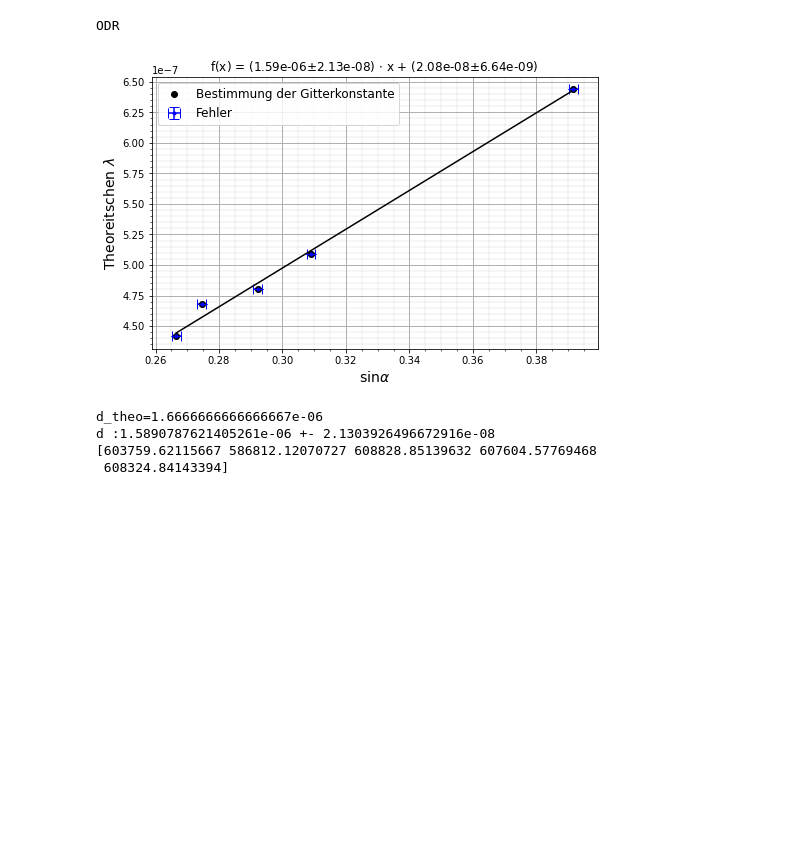
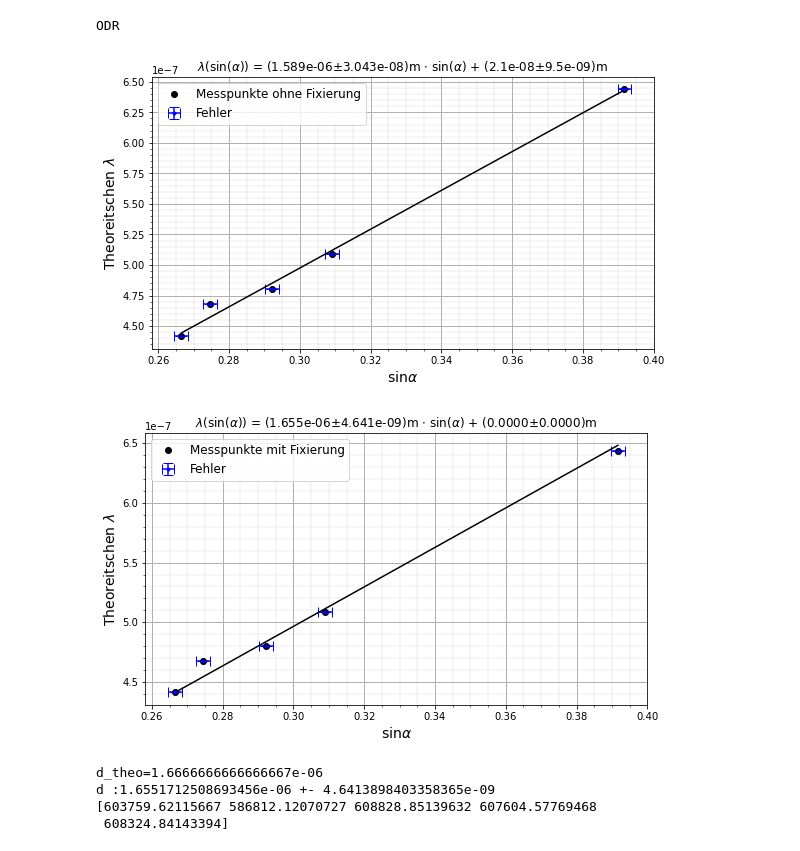
Before and after one commit to Alex-Adam25/python, a Jupyter notebook: Experiment_AS1/plot.ipynb, the cells around one changed output. Cells and saved outputs as stored; diff of their text form; code cells hidden in the pictures; blank space fills up the shorter version.

```diff
--- a/Experiment_AS1/plot.ipynb
+++ b/Experiment_AS1/plot.ipynb
@@ -18,9 +18,6 @@ matplotlib.rc('figure', titlesize=BIGGER_SIZE)  # fontsize of the figure title
 
 
 
-
-
-
 %run ../odr_v2.ipynb
 %run ../arr2table_v3.2.ipynb
 #Theo:
@@ -28,42 +25,50 @@ matplotlib.rc('figure', titlesize=BIGGER_SIZE)  # fontsize of the figure title
 cdt=np.array([441.463,467.8136,479.9914,508.5824,643.84696])*1e-9
 
 #error für grad und min
-m_err=2+5
+m_err=10
 
 #linke ordung
 cdlg=np.array([25,26,26,27,32])
 cdlm=np.array([0,0,3,3,10])
 cdl=cdlg+cdlm/60
 
 #rechte ordung
 cdrg=np.array([354,354,352,351,346])
 cdrm=np.array([5,8,4,3,3])
 cdr=cdrg+cdrm/60
 #Justage:
 cdr=(360-cdr)
 
 cdl_err=cdr_err=m_err/60
 cd=(cdl+cdr)/2
 cd_err=(cdl_err)*np.sqrt(1/2)
 #print(cd_err==np.sqrt((cdl_err/2)**2+(cdr_err/2)**2))
 
 x=np.sin(np.deg2rad(cd))
 x_err=np.cos(np.deg2rad(cd))*np.deg2rad(cd_err)
 print("ODR")
-out=zeichnen(x=x,y=cdt,scientific=[2,2],x_err=x_err,y_err=1e-30,odr=True,beta0=[1e6,0],
-             fx_title="f(x)",x_title="x", m_unit="",b_unit="",label="Bestimmung der Gitterkonstante",xlabel=r"$\sin \alpha $",  ylabel="Theoreitschen $\lambda$")
+out=zeichnen(x=x,y=cdt,scientific=[3,1],x_err=x_err,y_err=1e-30,odr=True,fix=[1,1],beta0=[1e6,10],
+             fx_title=r"$\lambda(\sin(\alpha))$",x_title=r"$\sin(\alpha)$", m_unit="m",b_unit="m",
+             label="Messpunkte ohne Fixierung",xlabel=r"$\sin \alpha $",  ylabel="Theoreitschen $\lambda$",
+             speichername="gitter_nofix")
+
+out=zeichnen(x=x,y=cdt,scientific=[3,0],x_err=x_err,y_err=1e-30,odr=True,fix=[1,0],beta0=[1e6,0],
+             fx_title=r"$\lambda(\sin(\alpha))$",x_title=r"$\sin(\alpha)$", m_unit="m",b_unit="m",
+             label="Messpunkte mit Fixierung",xlabel=r"$\sin \alpha $",  ylabel="Theoreitschen $\lambda$",
+             speichername="gitter_fix")
 d=out.beta[0]
 d_err=out.sd_beta[0]
 dt=1/600000
 print("d_theo={}".format(dt))
 print("d :{} +- {}".format(d,d_err))
 
 print(np.sin(np.deg2rad(cd))/cdt)
 # %% [output]
 ODR
-[figure, old version]
+[figure, new version]
+[figure, added]
 d_theo=1.6666666666666667e-06
-d :1.5890787621405261e-06 +- 2.1303926496672916e-08
+d :1.6551712508693456e-06 +- 4.6413898403358365e-09
 [603759.62115667 586812.12070727 608828.85139632 607604.57769468
  608324.84143394]
 # %%
```
Also changed, not shown: parts of 3 cells of this notebook, 9 other files.
